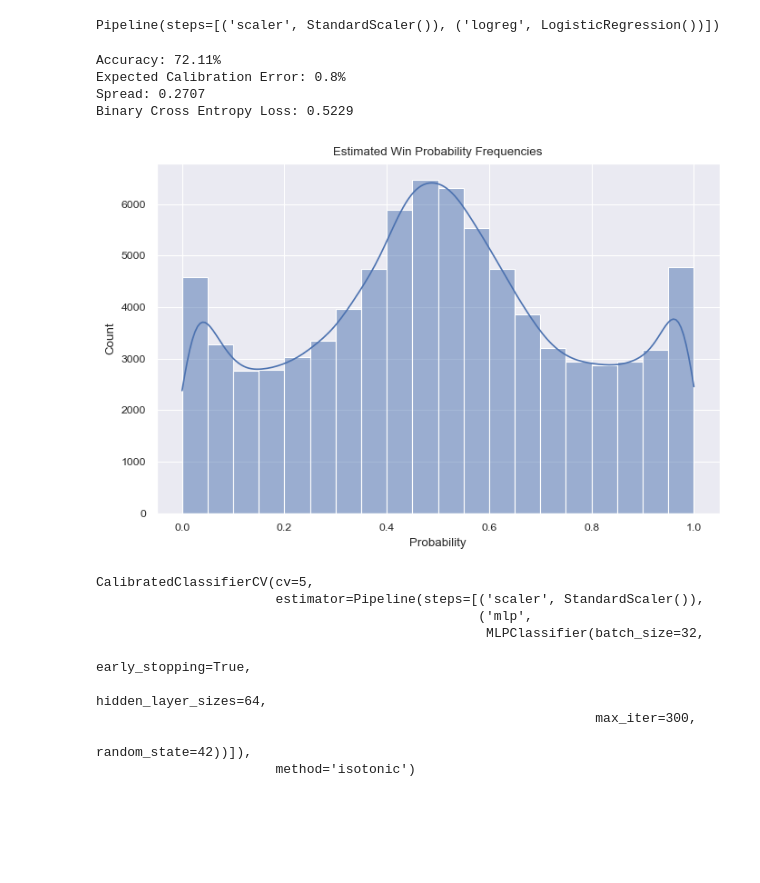
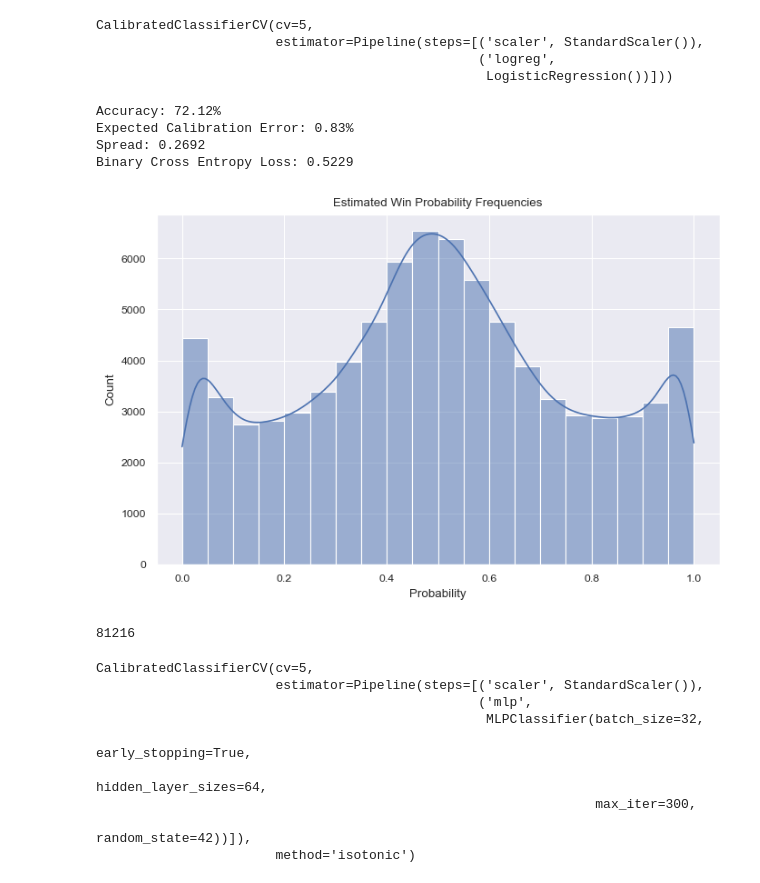
Before and after one commit to fqhd/LoLytics, a Jupyter notebook: model/Training.ipynb, the cells around one changed output. Cells and saved outputs as stored; diff of their text form; code cells hidden in the pictures; blank space fills up the shorter version.

```diff
--- a/model/Training.ipynb
+++ b/model/Training.ipynb
@@ -36,18 +36,31 @@ lr_model = Pipeline([
     ('scaler', StandardScaler()),
     ('logreg', LogisticRegression())
 ])
+# %%
+calibrated_lr = CalibratedClassifierCV(
+    estimator=lr_model,
+    method="sigmoid",
+    cv=5,
+)
 # %%
-lr_model.fit(X_train, y_train)
+calibrated_lr.fit(X_train, y_train)
 # %% [output]
-Pipeline(steps=[('scaler', StandardScaler()), ('logreg', LogisticRegression())])
+CalibratedClassifierCV(cv=5,
+                       estimator=Pipeline(steps=[('scaler', StandardScaler()),
+                                                 ('logreg',
+                                                  LogisticRegression())]))
 # %%
-describe_model(lr_model)
+describe_model(calibrated_lr)
 # %% [output]
-Accuracy: 72.11%
-Expected Calibration Error: 0.8%
-Spread: 0.2707
+Accuracy: 72.12%
+Expected Calibration Error: 0.83%
+Spread: 0.2692
 Binary Cross Entropy Loss: 0.5229
-[figure, old version]
+[figure, new version]
+# %%
+len(X_test)
+# %% [output]
+81216
 # %%
 mlp = Pipeline([
     ("scaler", StandardScaler()),
```
Also changed, not shown: 3 other files.
